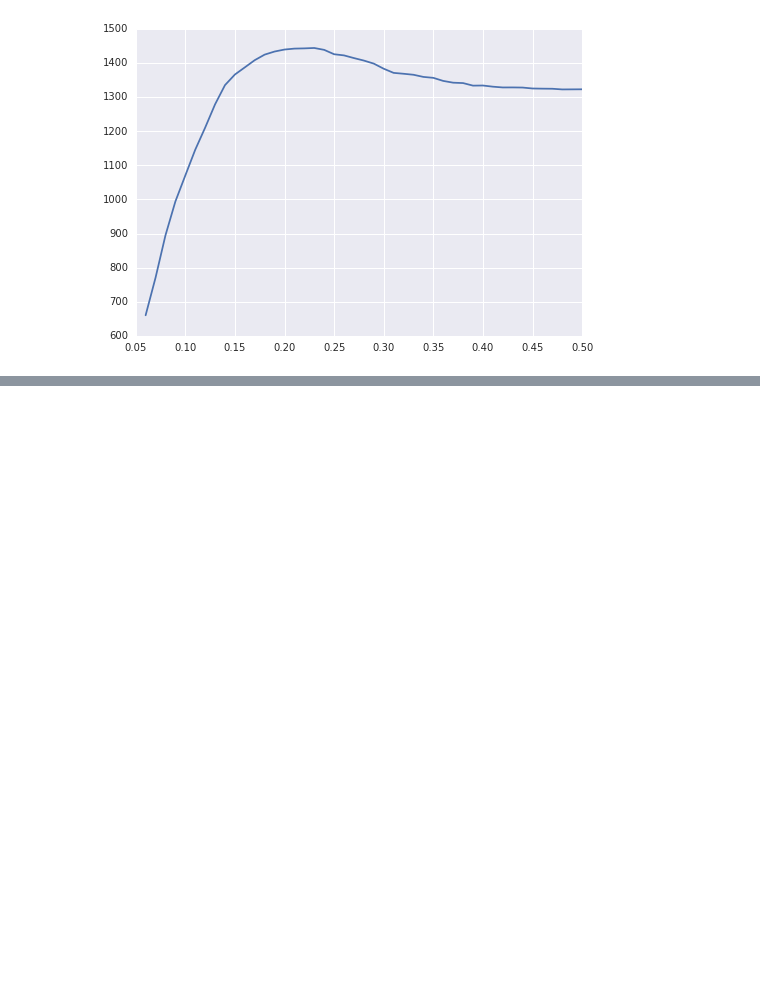
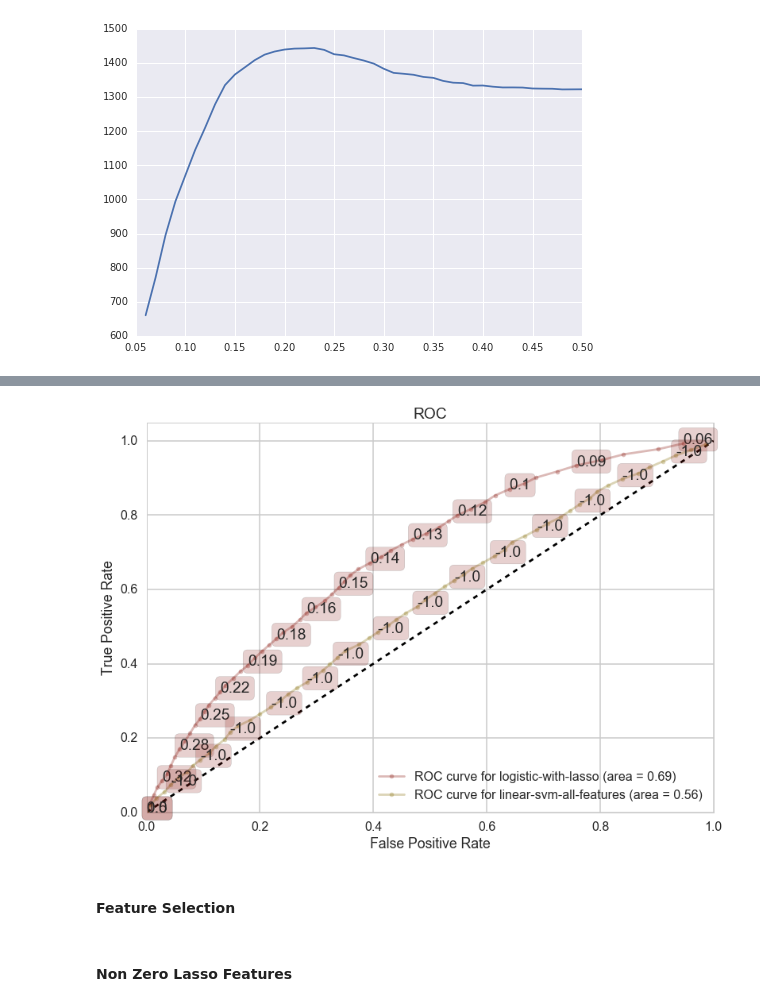
Before and after one commit to ajaykliyara/cs81_Final_Project, a Jupyter notebook: classification_by_optimizing_profit.ipynb, the cells around one changed output, grey strips where cells are left out. Drawn from its saved outputs; the diff is of its cells as text; code cells hidden in the pictures; blank space fills up the shorter version.

```diff
--- a/classification_by_optimizing_profit.ipynb
+++ b/classification_by_optimizing_profit.ipynb
@@ -486,0 +539,10 @@ plt.plot(x_axis,y_axis)
+# %%
+with sns.hls_palette(8, l=.3, s=.8):
+    ax=make_roc("logistic-with-lasso",logL_best_estimator, Y_test, X_test, labe=200, skip=50)
+    make_roc("linear-svm-all-features",lsvm_best_estimator, Y_test, X_test,ax, labe=200, proba=False, skip=50)
+# %% [output]
+[figure, added]
+# %% [markdown]
+#### Feature Selection
+# %% [markdown]
+#### Non Zero Lasso Features
```
Also changed, not shown: parts of 58 cells of this notebook, 1 other file.
